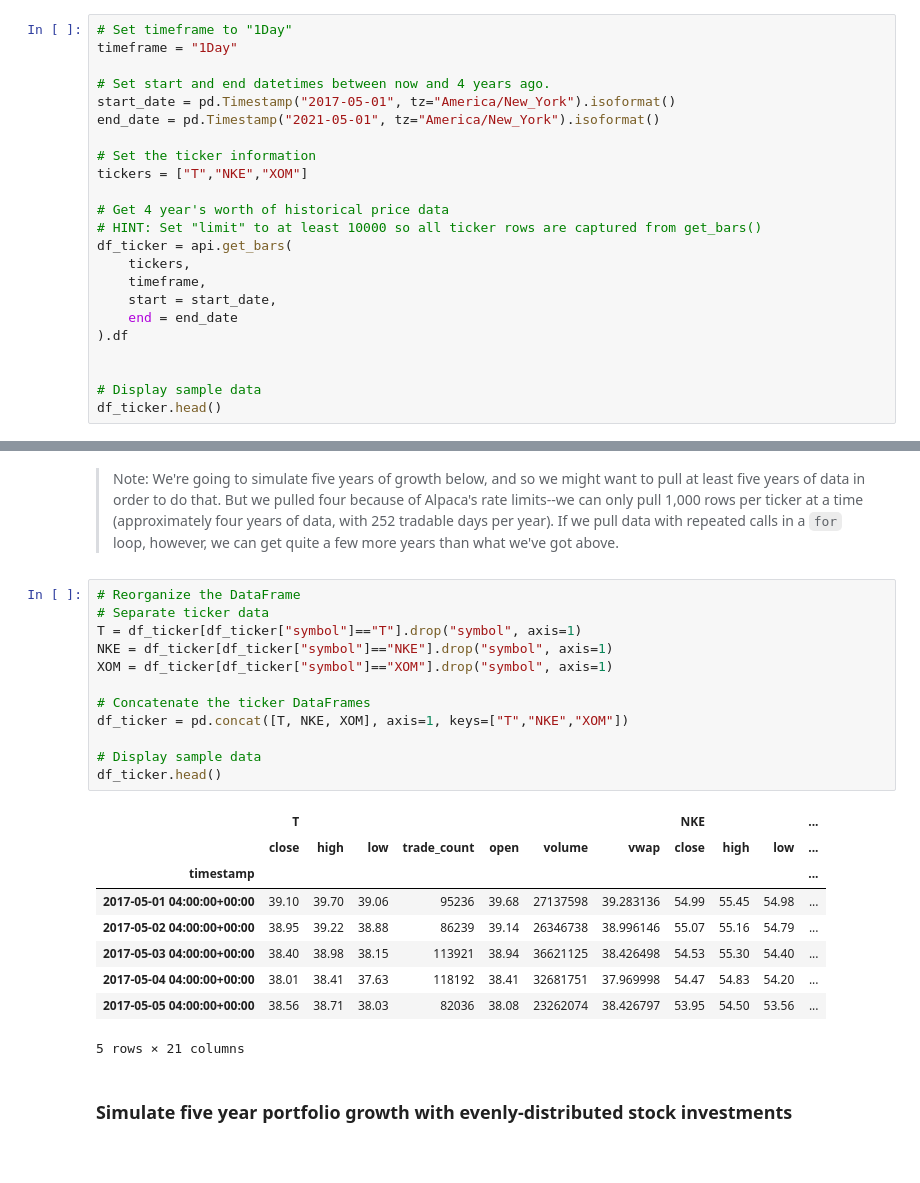
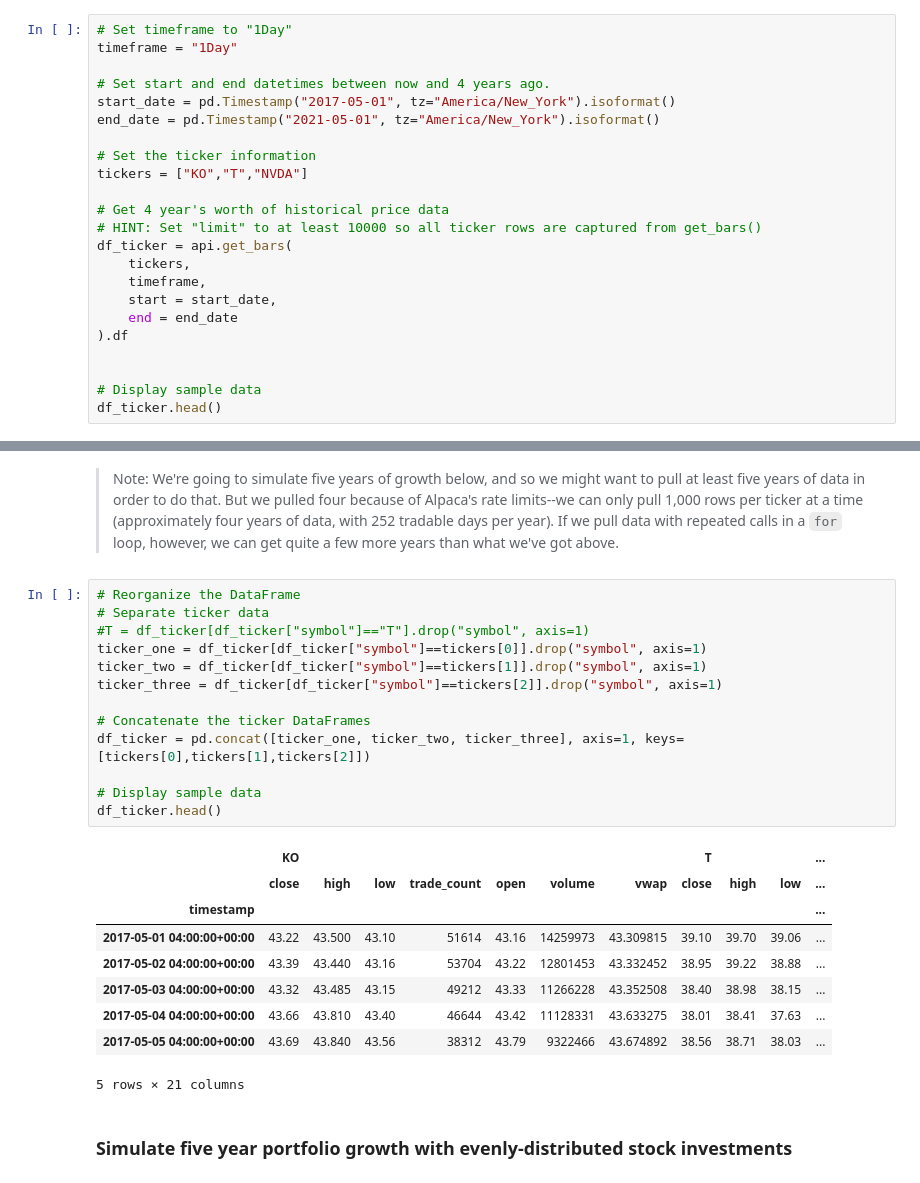
Before and after one commit to Joshbazz/Monte-Carlo-Simulator, a Jupyter notebook: Three_Stock_Monte.ipynb, the cells around one changed output, grey strips where cells are left out. Drawn from its saved outputs; the diff is of its cells as text.

Commit message:
update to abstract tickers to user input and delete annoying printout during sim runs

```diff
--- a/Three_Stock_Monte.ipynb
+++ b/Three_Stock_Monte.ipynb
@@ -37,7 +37,7 @@ start_date = pd.Timestamp("2017-05-01", tz="America/New_York").isoformat()
 end_date = pd.Timestamp("2021-05-01", tz="America/New_York").isoformat()
 
 # Set the ticker information
-tickers = ["T","NKE","XOM"]
+tickers = ["KO","T","NVDA"]
 
 # Get 4 year's worth of historical price data
 # HINT: Set "limit" to at least 10000 so all ticker rows are captured from get_bars()
@@ -64,24 +64,25 @@ df_ticker.head()
 # %%
 # Reorganize the DataFrame
 # Separate ticker data
-T = df_ticker[df_ticker["symbol"]=="T"].drop("symbol", axis=1)
-NKE = df_ticker[df_ticker["symbol"]=="NKE"].drop("symbol", axis=1)
-XOM = df_ticker[df_ticker["symbol"]=="XOM"].drop("symbol", axis=1)
+#T = df_ticker[df_ticker["symbol"]=="T"].drop("symbol", axis=1)
+ticker_one = df_ticker[df_ticker["symbol"]==tickers[0]].drop("symbol", axis=1)
+ticker_two = df_ticker[df_ticker["symbol"]==tickers[1]].drop("symbol", axis=1)
+ticker_three = df_ticker[df_ticker["symbol"]==tickers[2]].drop("symbol", axis=1)
 
 # Concatenate the ticker DataFrames
-df_ticker = pd.concat([T, NKE, XOM], axis=1, keys=["T","NKE","XOM"])
+df_ticker = pd.concat([ticker_one, ticker_two, ticker_three], axis=1, keys=[tickers[0],tickers[1],tickers[2]])
 
 # Display sample data
 df_ticker.head()
 # %% [output]
-|  | T |  |  |  |  |  |  | NKE |  |  | ... |
+|  | KO |  |  |  |  |  |  | T |  |  | ... |
 |  | close | high | low | trade_count | open | volume | vwap | close | high | low | ... |
 | timestamp |  |  |  |  |  |  |  |  |  |  | ... |
-| 2017-05-01 04:00:00+00:00 | 39.10 | 39.70 | 39.06 | 95236 | 39.68 | 27137598 | 39.283136 | 54.99 | 55.45 | 54.98 | ... |
-| 2017-05-02 04:00:00+00:00 | 38.95 | 39.22 | 38.88 | 86239 | 39.14 | 26346738 | 38.996146 | 55.07 | 55.16 | 54.79 | ... |
-| 2017-05-03 04:00:00+00:00 | 38.40 | 38.98 | 38.15 | 113921 | 38.94 | 36621125 | 38.426498 | 54.53 | 55.30 | 54.40 | ... |
-| 2017-05-04 04:00:00+00:00 | 38.01 | 38.41 | 37.63 | 118192 | 38.41 | 32681751 | 37.969998 | 54.47 | 54.83 | 54.20 | ... |
-| 2017-05-05 04:00:00+00:00 | 38.56 | 38.71 | 38.03 | 82036 | 38.08 | 23262074 | 38.426797 | 53.95 | 54.50 | 53.56 | ... |
+| 2017-05-01 04:00:00+00:00 | 43.22 | 43.500 | 43.10 | 51614 | 43.16 | 14259973 | 43.309815 | 39.10 | 39.70 | 39.06 | ... |
+| 2017-05-02 04:00:00+00:00 | 43.39 | 43.440 | 43.16 | 53704 | 43.22 | 12801453 | 43.332452 | 38.95 | 39.22 | 38.88 | ... |
+| 2017-05-03 04:00:00+00:00 | 43.32 | 43.485 | 43.15 | 49212 | 43.33 | 11266228 | 43.352508 | 38.40 | 38.98 | 38.15 | ... |
+| 2017-05-04 04:00:00+00:00 | 43.66 | 43.810 | 43.40 | 46644 | 43.42 | 11128331 | 43.633275 | 38.01 | 38.41 | 37.63 | ... |
+| 2017-05-05 04:00:00+00:00 | 43.69 | 43.840 | 43.56 | 38312 | 43.79 | 9322466 | 43.674892 | 38.56 | 38.71 | 38.03 | ... |
 5 rows × 21 columns
 # %% [markdown]
 ### Simulate five year portfolio growth with evenly-distributed stock investments
```
Also changed, not shown: parts of 56 cells of this notebook, 8 other files.
